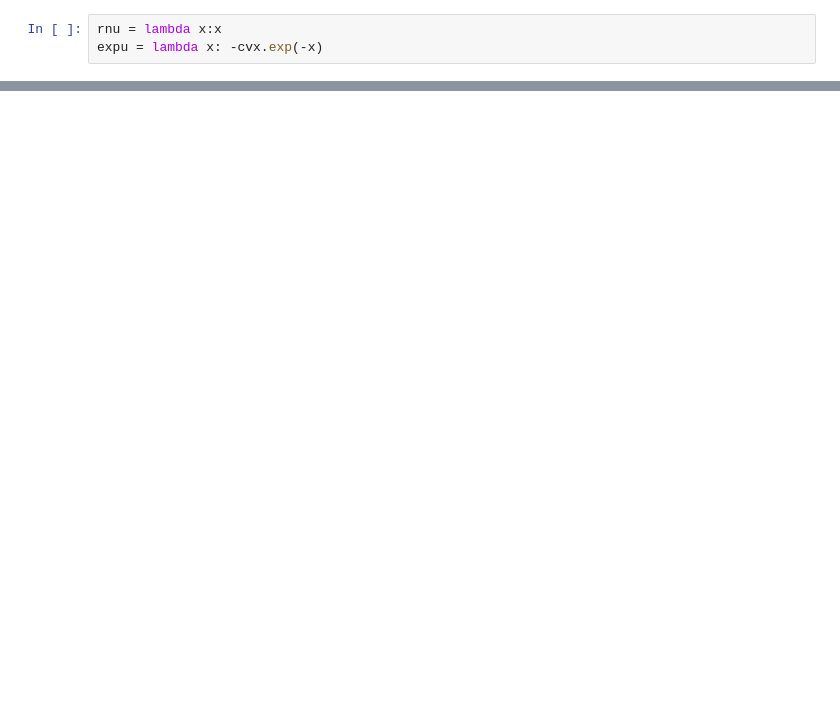
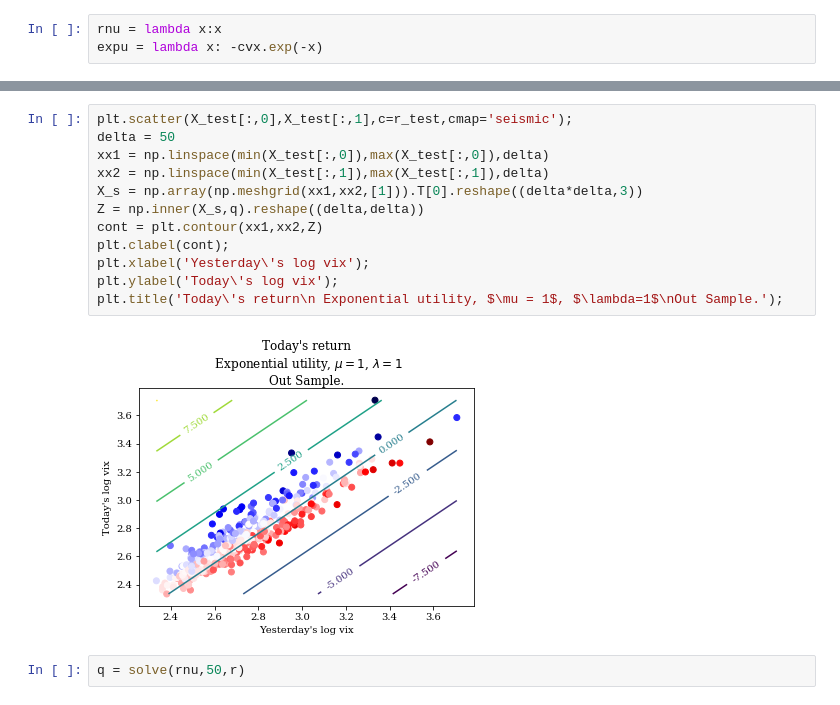
Before and after one commit to neuschwanstein/MEMOIRE, a Jupyter notebook: experiments/vix.ipynb, the cells around one changed output, grey strips where cells are left out. Cells and saved outputs as stored; diff of their text form; blank space fills up the shorter version.

```diff
--- a/experiments/vix.ipynb
+++ b/experiments/vix.ipynb
@@ -97,0 +126,16 @@ expu = lambda x: -cvx.exp(-x)
+# %%
+plt.scatter(X_test[:,0],X_test[:,1],c=r_test,cmap='seismic');
+delta = 50
+xx1 = np.linspace(min(X_test[:,0]),max(X_test[:,0]),delta)
+xx2 = np.linspace(min(X_test[:,1]),max(X_test[:,1]),delta)
+X_s = np.array(np.meshgrid(xx1,xx2,[1])).T[0].reshape((delta*delta,3))
+Z = np.inner(X_s,q).reshape((delta,delta))
+cont = plt.contour(xx1,xx2,Z)
+plt.clabel(cont);
+plt.xlabel('Yesterday\'s log vix');
+plt.ylabel('Today\'s log vix');
+plt.title('Today\'s return\n Exponential utility, $\mu = 1$, $\lambda=1$\nOut Sample.');
+# %% [output]
+[figure, added]
+# %%
+q = solve(rnu,50,r)
```
Also changed, not shown: parts of 49 cells of this notebook, 1 other file.
